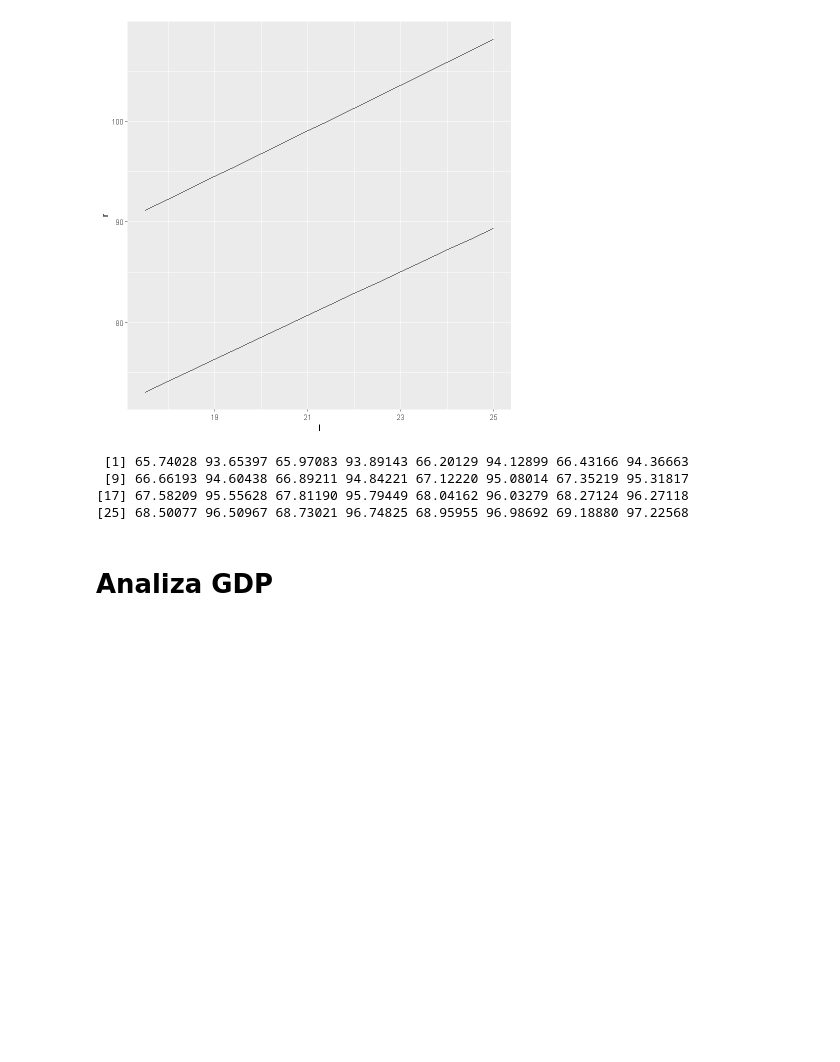
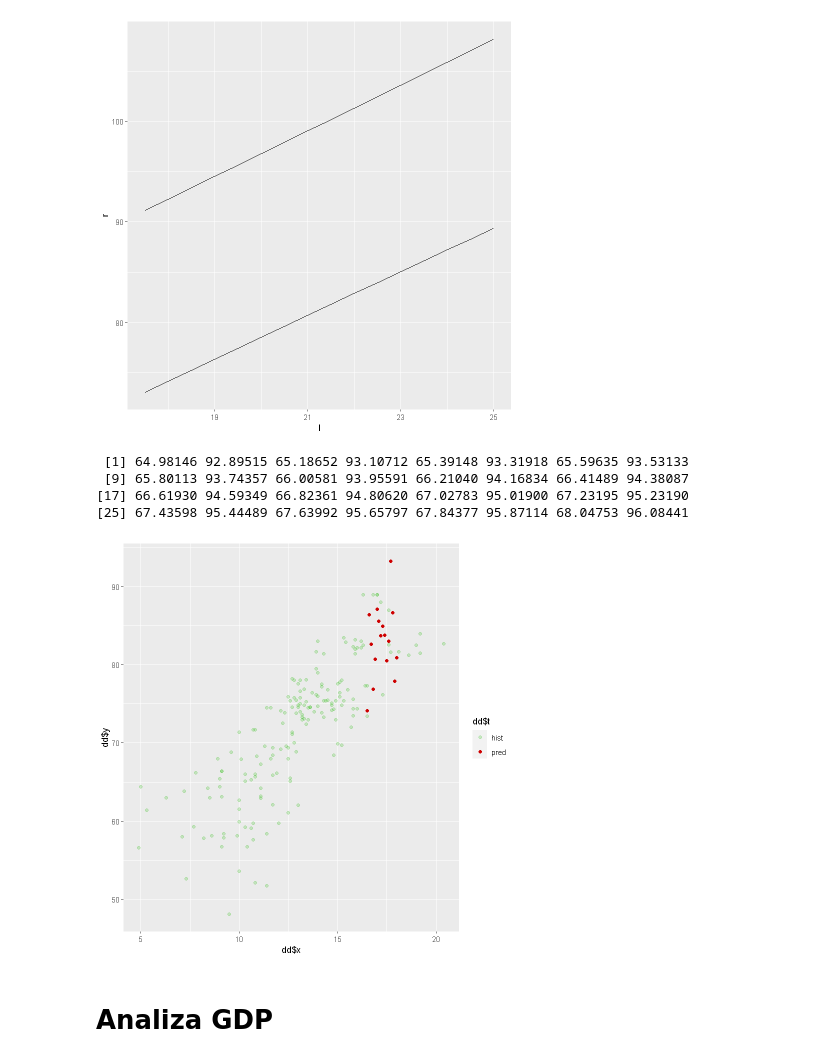
Before and after one commit to Szymex49/What_affects_life_expectancy-statistical_analysis, a Jupyter notebook: Wiktorowski.ipynb, the cells around one changed output. Cells and saved outputs as stored; diff of their text form; code cells hidden in the pictures; blank space fills up the shorter version.

```diff
--- a/Wiktorowski.ipynb
+++ b/Wiktorowski.ipynb
@@ -166,12 +166,15 @@ pred <- function(x0, x, b0, b1,
 # %%
 df2 <- data[!is.na(data$schooling) & !is.na(data$life_expectancy) & data$year == 2014,]
 x <- df2$schooling
+y <- df2$life_expectancy
 b0 <- reg[2]
 b1 <- reg[1]
 sigma <- sd(e)
 alpha <- 0.05
 eps <- rnorm(length(x), 0, sigma)
 x0 <- seq(16.5, 18, 0.1)
+ksi0 <- rnorm(length(x0), 0, sigma)
+Y0 <- b0 + b1*x0 + ksi0
 preds <- c()
 for(i in x0){
    preds <- append(preds, pred(i, x, b0, b1,
@@ -179,7 +182,7 @@ for(i in x0){
 }
 preds
 # %% [output]
- [1] 65.74028 93.65397 65.97083 93.89143 66.20129 94.12899 66.43166 94.36663
- [9] 66.66193 94.60438 66.89211 94.84221 67.12220 95.08014 67.35219 95.31817
-[17] 67.58209 95.55628 67.81190 95.79449 68.04162 96.03279 68.27124 96.27118
-[25] 68.50077 96.50967 68.73021 96.74825 68.95955 96.98692 69.18880 97.22568
+ [1] 64.98146 92.89515 65.18652 93.10712 65.39148 93.31918 65.59635 93.53133
+ [9] 65.80113 93.74357 66.00581 93.95591 66.21040 94.16834 66.41489 94.38087
+[17] 66.61930 94.59349 66.82361 94.80620 67.02783 95.01900 67.23195 95.23190
+[25] 67.43598 95.44489 67.63992 95.65797 67.84377 95.87114 68.04753 96.08441
@@ -186,7 +198,13 @@ preds
 # %%
+df_hist <- data.frame(x = x, y = y) %>% mutate(t = 'hist')
+df_pred <- data.frame(x = x0, y = Y0) %>% mutate(t = 'pred')
+dd <- rbind(df_hist, df_pred)
+
 haha <- ggplot() + geom_point(aes(dd$x, dd$y, col=dd$t, alpha = dd$t)) +
 scale_color_manual(values=c('#1cb900', '#ce0000')) + scale_alpha_manual(values = c(0.2, 1))
 plt
+# %% [output]
+[figure, added]
 # %% [markdown]
 # Analiza GDP
 # %%
```
Also changed, not shown: parts of 1 cell of this notebook.
